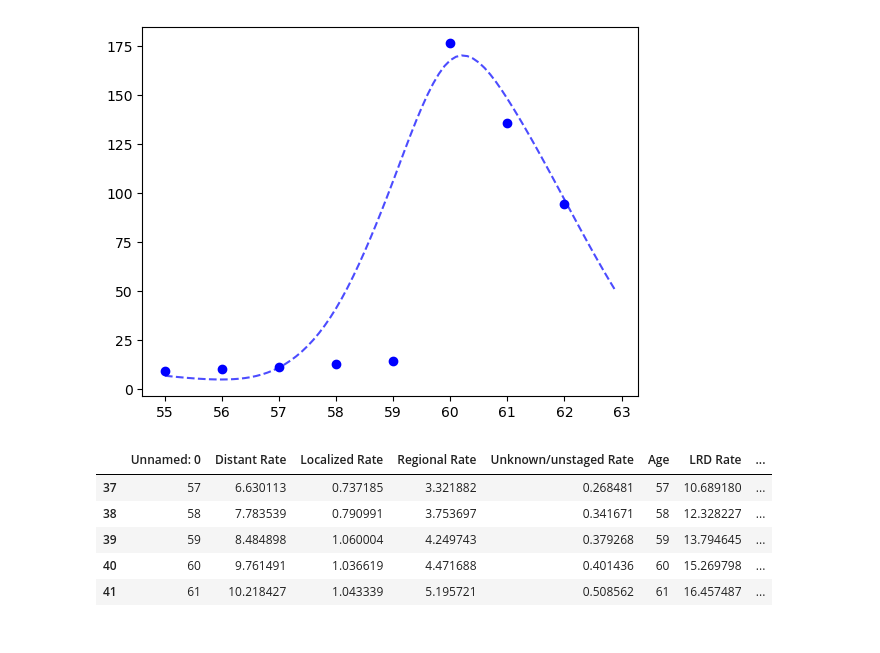
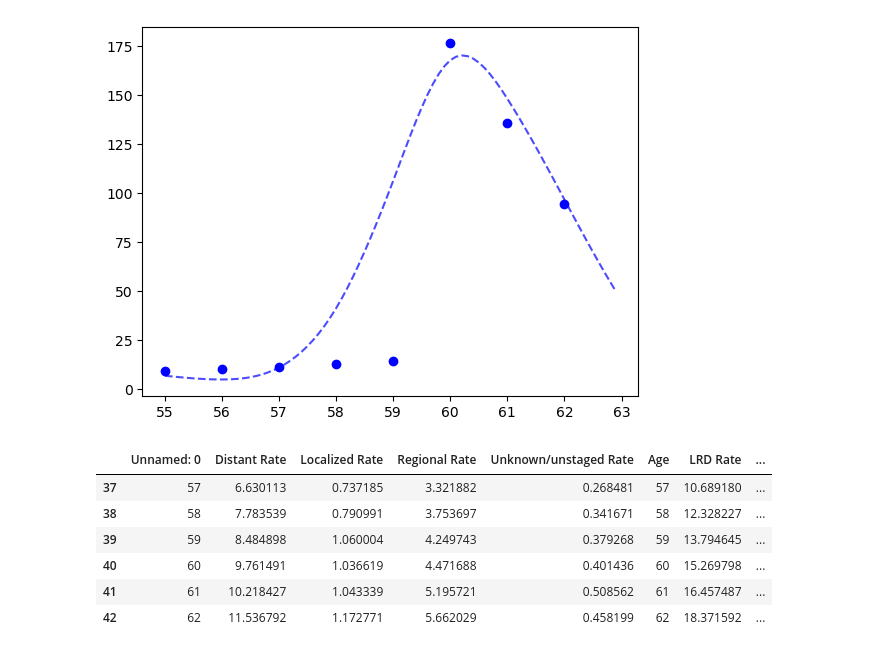
Before and after one commit to CUMC-HIRE/endpac-pancreatic-model, a Jupyter notebook: notebooks/data-prep-nod-risk.ipynb, the cells around one changed output. Cells and saved outputs as stored; diff of their text form; code cells hidden in the pictures.

Commit message:
fix: have nod risk cover ages 57-62

```diff
--- a/notebooks/data-prep-nod-risk.ipynb
+++ b/notebooks/data-prep-nod-risk.ipynb
@@ -70,21 +70,22 @@ plt.scatter(ages, risks_55_62, color='blue', label='Original data')
 <matplotlib.collections.PathCollection at 0x...>
 [figure]
 # %%
-new_risks_57_62 = csaps(ages, risks_55_62, weights=weights, smooth=0.7, axis=0)(np.arange(57,62,1))
-nod_df = seer_inc.query('Age > 56 & Age < 62').copy()
+new_risks_57_62 = csaps(ages, risks_55_62, weights=weights, smooth=0.7, axis=0)(np.arange(57,63,1))
+nod_df = seer_inc.query('Age > 56 & Age < 63').copy()
 nod_df['LRDU Rate'] = new_risks_57_62
 nod_df['LocalU'] = nod_df['pLocal'] * nod_df['LRDU Rate']
 nod_df['RegionalU'] = nod_df['pRegional'] * nod_df['LRDU Rate']
 nod_df['DistantU'] = nod_df['pDistant'] * nod_df['LRDU Rate']
 # %%
-nod_df.iloc[:5]
+nod_df
 # %% [output]
 |  | Unnamed: 0 | Distant Rate | Localized Rate | Regional Rate | Unknown/unstaged Rate | Age | LRD Rate | ... |
 | 37 | 57 | 6.630113 | 0.737185 | 3.321882 | 0.268481 | 57 | 10.689180 | ... |
 | 38 | 58 | 7.783539 | 0.790991 | 3.753697 | 0.341671 | 58 | 12.328227 | ... |
 | 39 | 59 | 8.484898 | 1.060004 | 4.249743 | 0.379268 | 59 | 13.794645 | ... |
 | 40 | 60 | 9.761491 | 1.036619 | 4.471688 | 0.401436 | 60 | 15.269798 | ... |
 | 41 | 61 | 10.218427 | 1.043339 | 5.195721 | 0.508562 | 61 | 16.457487 | ... |
+| 42 | 62 | 11.536792 | 1.172771 | 5.662029 | 0.458199 | 62 | 18.371592 | ... |
 # %%
 nod_df.drop(['Unnamed: 0', 'Distant Rate', 'Localized Rate', 'Regional Rate', 'Unknown/unstaged Rate', 'LRD Rate'], axis=1, inplace=True)
 # %%
```
Also changed, not shown: 1 other file.
